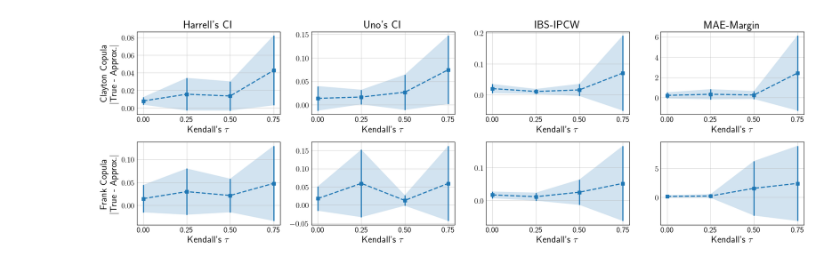
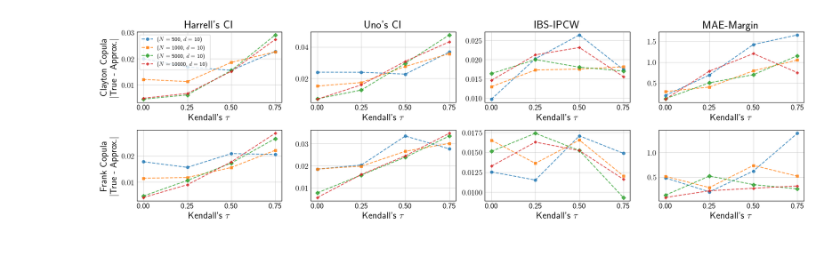
Before and after one commit to thecml/survival-copula, a Jupyter notebook: notebooks/plot_metric_error.ipynb, the cells around one changed output. Cells and saved outputs as stored; diff of their text form; code cells hidden in the pictures.

Commit message:
Added n_samples, n_features to plot

```diff
--- a/notebooks/plot_metric_error.ipynb
+++ b/notebooks/plot_metric_error.ipynb
@@ -18,9 +18,18 @@ plt.rcParams.update({
 
 filename = f"{cfg.RESULTS_DIR}/dgp_error_over_ktau.csv"
 df = pd.read_csv(filename)
+
+from scipy.stats import zscore
+
+# Define a threshold for z-scores (commonly 3)
+z_threshold = 3
+
+# Apply z-score filtering to numeric columns
+columns = ['ci_harrell_error', 'ci_uno_error', 'ibs_ipcw_error', 'mae_margin_error']
+df = df[(zscore(df[columns]) < z_threshold).all(axis=1)]
 # %%
 # Group by k_tau and compute the mean and std across seeds
-grouped = df.groupby(['copula_name', 'k_tau'])
+grouped = df.groupby(['copula_name', 'k_tau', 'n_samples'])
 mean_errors = grouped.mean().reset_index()
 std_errors = grouped.std().reset_index()
 
@@ -29,54 +38,67 @@ error_columns = [('ci_harrell_error', "CI"), ("ci_uno_error", "CI"),
                  ('ibs_ipcw_error', "IBS"), ('mae_margin_error', "MAE")]
 error_names = ["Harrell\'s CI", "Uno\'s CI", "IBS-IPCW", "MAE-Margin"]
 
+# Define unique sample sizes
+sample_sizes = df['n_samples'].unique()
+sample_markers = ['o', 's', 'D', 'P']
+
 # Create subplots (2 rows, 4 columns)
 fig, axs = plt.subplots(2, 4, figsize=(18, 6))
 
 # Row mapping for Clayton and Frank copulas
 copula_rows = {'clayton': 0, 'frank': 1}
 
+# Set n_features
+n_features = 10
+
 # Loop through the metrics and copula types
 for col_idx, (column, title) in enumerate(error_columns):
     for copula_name, row_idx in copula_rows.items():
-        # Filter data for the current copula
-        copula_data = mean_errors[mean_errors['copula_name'] == copula_name]
-        copula_std = std_errors[std_errors['copula_name'] == copula_name]
+        for sample_size, marker in zip(sample_sizes, sample_markers):
+            # Filter data for the current copula and sample size
+            copula_data = mean_errors[(mean_errors['copula_name'] == copula_name) &
+                                      (mean_errors['n_samples'] == sample_size)]
+            copula_std = std_errors[(std_errors['copula_name'] == copula_name) &
+                                    (std_errors['n_samples'] == sample_size)]
 
-        # Plot the metric with error bars and shaded area
-        axs[row_idx, col_idx].errorbar(
-            copula_data['k_tau'], copula_data[column],
-            yerr=copula_std[column], fmt='s', linestyle='dashed',
-            label=f"{copula_name.capitalize()} {title}", alpha=1,
-            linewidth=2, markersize=6
-        )
-        axs[row_idx, col_idx].fill_between(
-            copula_data['k_tau'],
-            copula_data[column] - copula_std[column],
-            copula_data[column] + copula_std[column],
-            alpha=0.2
-        )
+            # Plot the metric with error bars
+            axs[row_idx, col_idx].errorbar(
+                copula_data['k_tau'], copula_data[column],
+                #yerr=copula_std[column],
+                fmt=marker, linestyle='dashed',
+                label="(" + r"$N=$" + f" {sample_size}, " + r"$d=$" + f" {n_features})", alpha=0.8,
+                linewidth=1.5, markersize=5
+            )
+
+            # axs[row_idx, col_idx].fill_between(
+            #    copula_data['k_tau'],
+            #    copula_data[column] - copula_std[column],
+            #    copula_data[column] + copula_std[column],
+            #    alpha=0.2
+            #)
 
         # Set axis labels and titles
         if row_idx == 0:
             axs[row_idx, col_idx].set_title(f"{error_names[col_idx]}")
         axs[row_idx, col_idx].set_xticks([0.0, 0.25, 0.5, 0.75])
         axs[row_idx, col_idx].set_xticklabels(['0.00', '0.25', '0.50', '0.75'])
         if col_idx == 0:
             axs[row_idx, col_idx].set_ylabel(f"{copula_name.capitalize()} Copula \n" + r"$|$True - Approx.$|$")
         axs[row_idx, col_idx].grid(True, alpha=0.5)
-
         axs[row_idx, col_idx].tick_params(axis='y', which='both', length=0)
         axs[row_idx, col_idx].tick_params(axis='x', which='both', length=0)
-
         axs[row_idx, col_idx].set_xlabel("Kendall's $\\tau$")
 
+# Add a legend to the plot
+axs[0, 0].legend(loc="upper left", fontsize=10)
+
 # Adjust layout for better spacing
-plt.tight_layout()
+plt.tight_layout(rect=[0, 0.1, 1, 1])
 
 # Save figure
 plt.savefig(f"{cfg.PLOTS_DIR}/dgp_error_over_ktau.pdf", format='pdf', bbox_inches='tight')
 
 # Show the plot
 plt.show()
 # %% [output]
-[figure, old version]
+[figure, new version]
```
Also changed, not shown: 1 other file.
